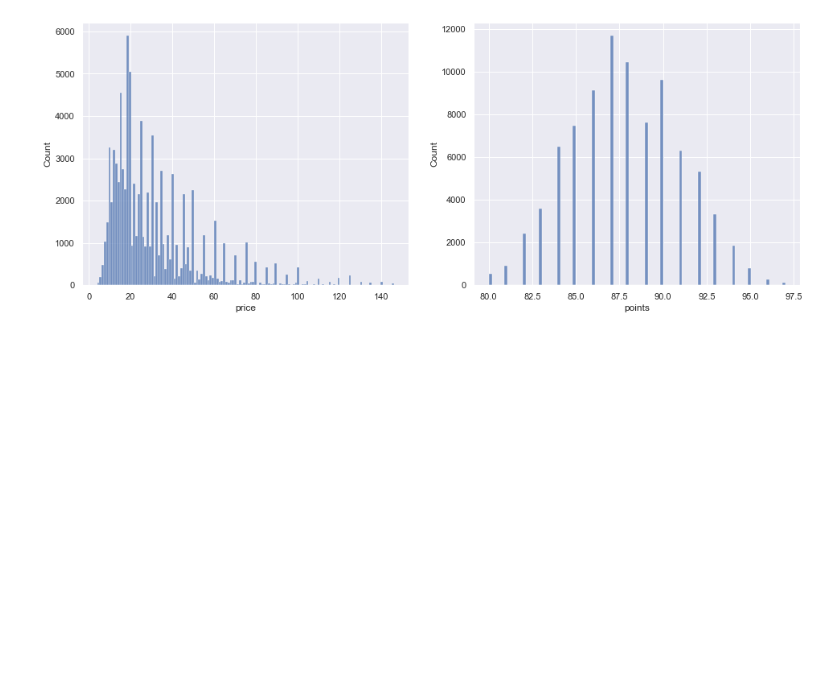
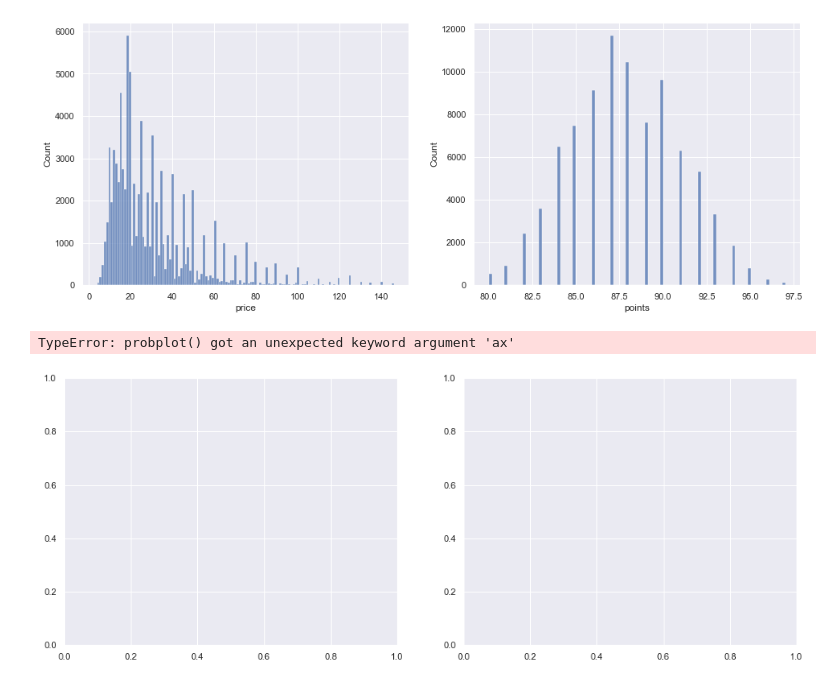
Before and after one commit to bthakr1/python_small_programs, a Jupyter notebook: python_small/Wine Data PreProcessing & Linear Regression.ipynb, the cells around one changed output. Saved outputs shown, nothing was run; the diff lists cells and outputs as text; code cells hidden in the pictures; blank space fills up the shorter version.

```diff
--- a/python_small/Wine Data PreProcessing & Linear Regression.ipynb
+++ b/python_small/Wine Data PreProcessing & Linear Regression.ipynb
@@ -353,3 +370,16 @@ sns.histplot(data=wine_1_outlier_removed,x='points',ax=axes[1])
 plt.show()
 # %% [output]
 [figure]
+# %%
+# Let's also check the QQ Plot
+
+from scipy import stats
+import pylab
+
+fig, axes = plt.subplots(ncols=2, figsize=(16,6))
+
+stats.probplot(wine_1_outlier_removed['price'], dist="norm", plot=pylab, ax=axes[0])
+plt.show()
+# %% [output]
+TypeError: probplot() got an unexpected keyword argument 'ax'
+[figure, added]
```
Also changed, not shown: parts of 5 cells of this notebook.
